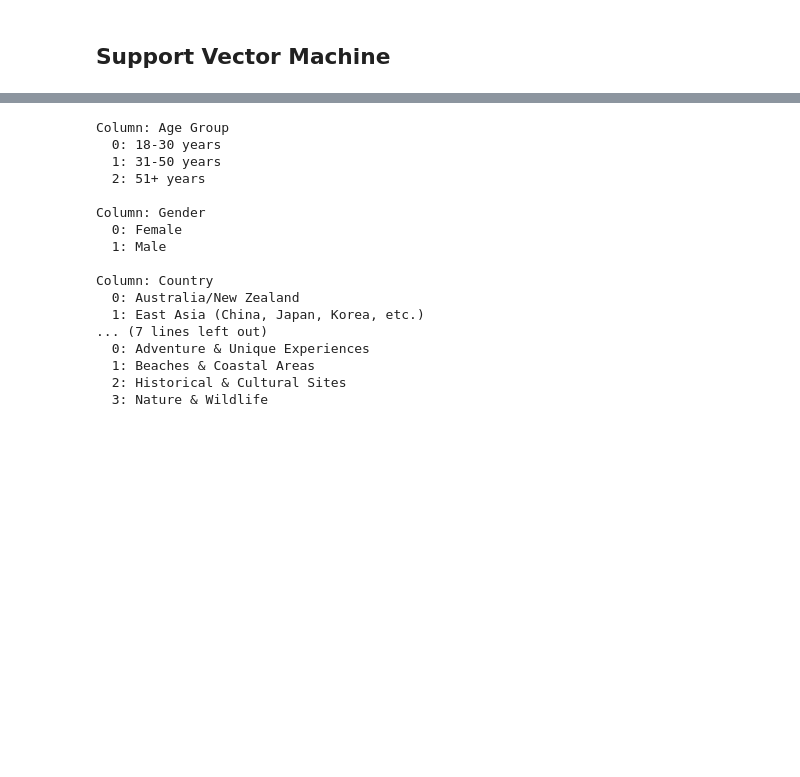
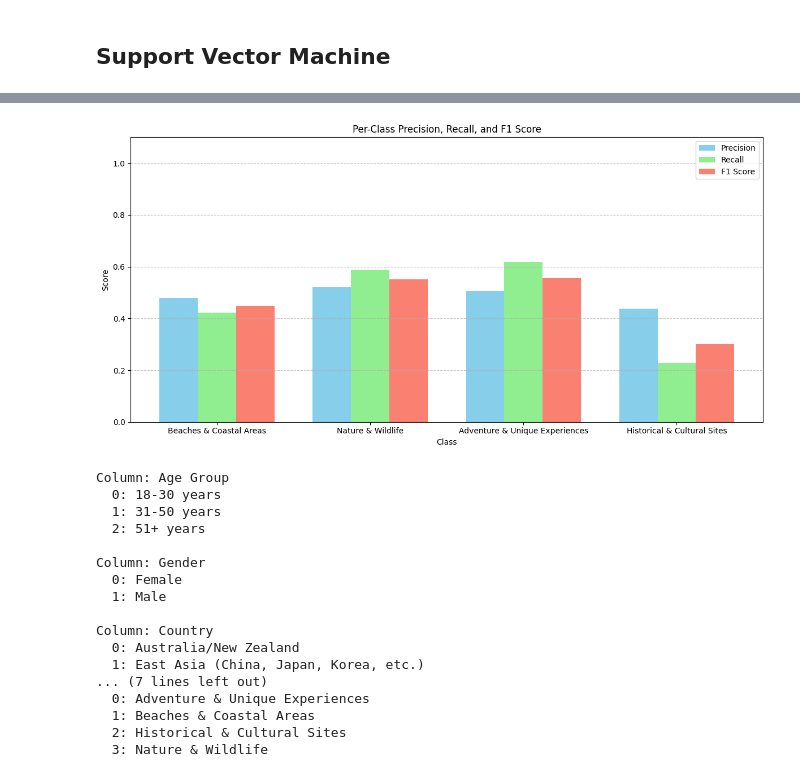
Before and after one commit to Anuja-2000/fyp-netgen, a Jupyter notebook: python notebooks/recommendation engine/Individual_techniques_to_train.ipynb, the cells around one changed output, grey strips where cells are left out. Cells and saved outputs as stored; diff of their text form; code cells hidden in the pictures; blank space fills up the shorter version.

```diff
--- a/python notebooks/recommendation engine/Individual_techniques_to_train.ipynb
+++ b/python notebooks/recommendation engine/Individual_techniques_to_train.ipynb
@@ -352,3 +399,34 @@ Classification Report:
+# %%
+from sklearn.metrics import precision_recall_fscore_support
+
+# Get per-class precision, recall, and F1-score
+precision, recall, f1, _ = precision_recall_fscore_support(y_test, y_pred, average=None, labels=np.unique(y))
+
+# Class labels
+classes = np.unique(y)
+
+# Bar width
+bar_width = 0.25
+x = np.arange(len(classes))
+
+# Plotting
+plt.figure(figsize=(12, 6))
+plt.bar(x - bar_width, precision, width=bar_width, label='Precision', color='skyblue')
+plt.bar(x, recall, width=bar_width, label='Recall', color='lightgreen')
+plt.bar(x + bar_width, f1, width=bar_width, label='F1 Score', color='salmon')
+
+plt.xlabel('Class')
+plt.ylabel('Score')
+plt.title('Per-Class Precision, Recall, and F1 Score')
+plt.xticks(ticks=x, labels=category_values)
+plt.ylim(0, 1.1)
+plt.legend()
+plt.grid(axis='y', linestyle='--', alpha=0.7)
+
+plt.tight_layout()
+plt.show()
+# %% [output]
+[figure, added]
 # %%
 for col, le in label_encoders.items():
     if hasattr(le, 'classes_'):
```
Also changed, not shown: parts of 17 cells of this notebook, 3 other files.
